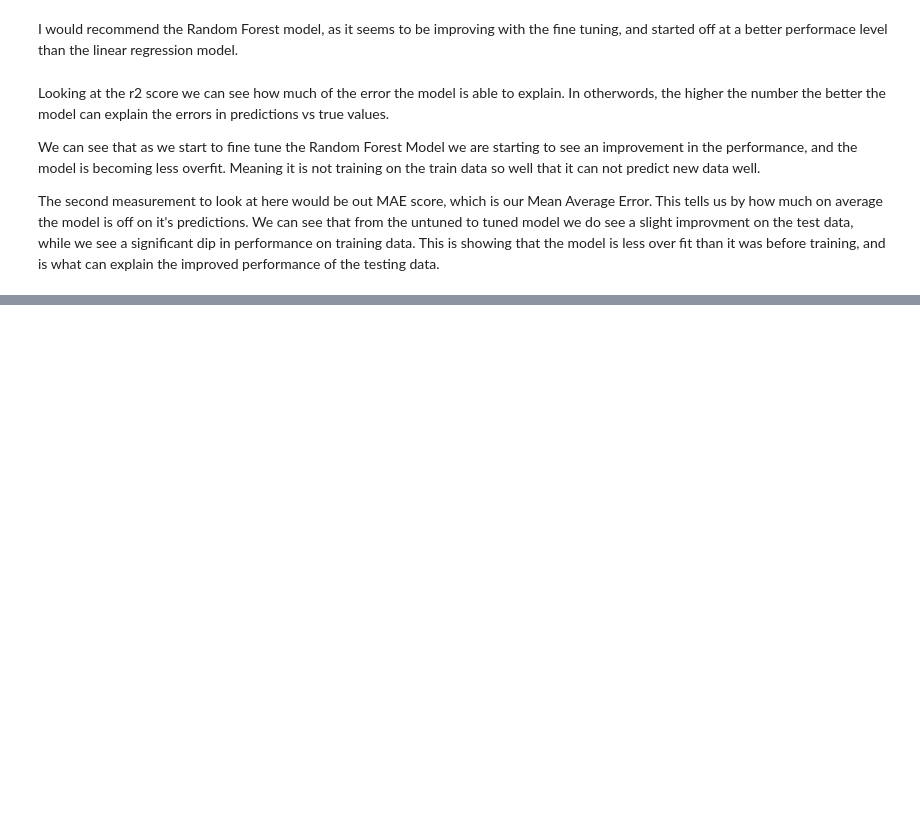
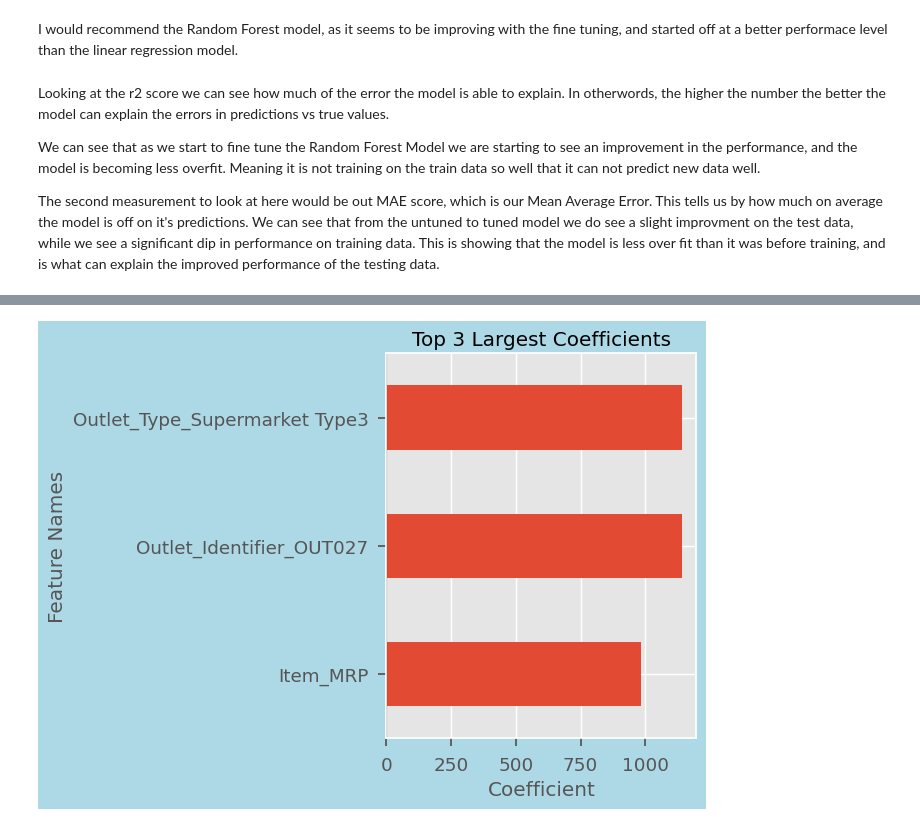
Before and after one commit to bubbles42/predicting-item-sales-model, a Jupyter notebook: predicting_item_sales_ml.ipynb, the cells around one changed output, grey strips where cells are left out. Drawn from its saved outputs; the diff is of its cells as text; code cells hidden in the pictures; blank space fills up the shorter version.

```diff
--- a/predicting_item_sales_ml.ipynb
+++ b/predicting_item_sales_ml.ipynb
@@ -600,0 +649,35 @@ The second measurement to look at here would be out MAE score, which is our Mean
+# %%
+def plot_coeffs(coeffs, top_n=None, figsize=(4,5),
+                intercept=False, intercept_name="intercept",
+                annotate=False, ha='left', va='center', size=12,
+                xytext=(4,0), textcoords='offset points'):
+    """ Plots the top_n coefficients from a Series, with optional annotations.
+    """
+    # Drop intercept if intercept=False and
+    if (intercept == False) & (intercept_name in coeffs.index):
+        coeffs = coeffs.drop(intercept_name)
+    if top_n == None:
+        ## sort all features and set title
+        plot_vals = coeffs.sort_values()
+        title = "All Coefficients - Ranked by Magnitude"
+    else:
+        ## rank the coeffs and select the top_n
+        coeff_rank = coeffs.abs().rank().sort_values(ascending=False)
+        top_n_features = coeff_rank.head(top_n)
+
+        ## sort features and keep top_n and set title
+        plot_vals = coeffs.loc[top_n_features.index].sort_values()
+        title = f"Top {top_n} Largest Coefficients"
+    ## plotting top N importances
+    ax = plot_vals.plot(kind='barh', figsize=figsize)
+    ax.set(xlabel='Coefficient',
+            ylabel='Feature Names',
+            title=title)
+    ax.axvline(0, color='k')
+    if annotate == True:
+        annotate_hbars(ax, ha=ha, va=va, size=size, xytext=xytext, textcoords=textcoords)
+    return ax
+# %%
+plot_coeffs(lincoeffs, top_n=3);
+# %% [output]
+[figure, added]
```
Also changed, not shown: parts of 20 cells of this notebook.
